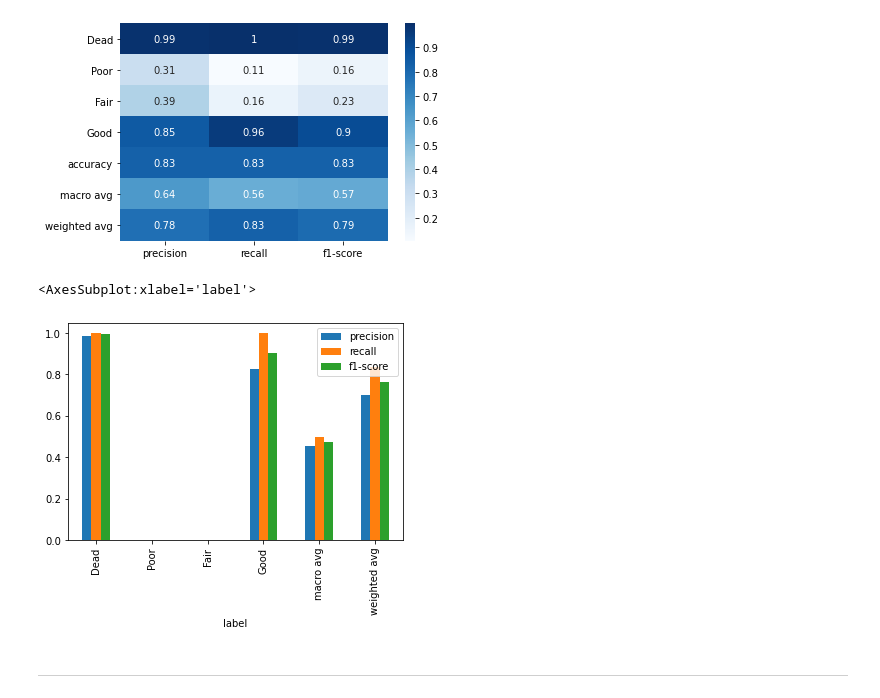
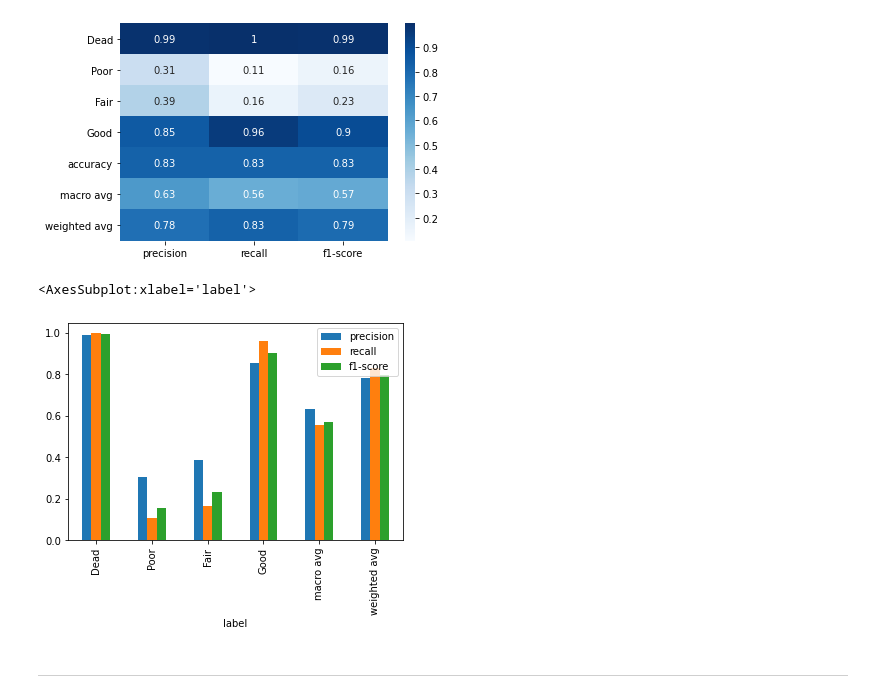
Before and after one commit to eugenekim3107/nyc-tree-health-predictor, a Jupyter notebook: model/nyc_models.ipynb, the cells around one changed output. Saved outputs shown, nothing was run; the diff lists cells and outputs as text; code cells hidden in the pictures.

```diff
--- a/model/nyc_models.ipynb
+++ b/model/nyc_models.ipynb
@@ -118,6 +119,7 @@ weighted avg       0.81      0.85      0.80     68162
 import seaborn as sns
 clf_report = classification_report(train_label, knn_predictions,
                                    target_names=target_names,
+                                   zero_division=0,
                                    output_dict=True)
 sns.heatmap(pd.DataFrame(clf_report).iloc[:-1, :].T, annot=True, cmap="Blues")
 # %% [output]
@@ -126,7 +128,7 @@ sns.heatmap(pd.DataFrame(clf_report).iloc[:-1, :].T, annot=True, cmap="Blues")
 # %%
 #create bar graph of results
 report_data = []
-for label, metrics in classification_report(train_label, knn_predictions, target_names = target_names, output_dict = True).items():
+for label, metrics in clf_report.items():
     if label != 'accuracy':
         metrics['label'] = label
         report_data.append(metrics)
@@ -176,7 +178,7 @@ sns.heatmap(pd.DataFrame(clf_report).iloc[:-1, :].T, annot=True, cmap="Blues")
 # %%
 #create bar graph of results
 report_data = []
-for label, metrics in classification_report(train_label, svm_predictions, target_names = target_names, output_dict = True).items():
+for label, metrics in clf_report.items():
     if label != 'accuracy':
         metrics['label'] = label
         report_data.append(metrics)
@@ -227,6 +229,7 @@ weighted avg       0.78      0.83      0.79     68162
 import seaborn as sns
 clf_report = classification_report(originalclass, predictedclass,
                                    target_names=target_names,
+                                   zero_division=0,
                                    output_dict=True)
 sns.heatmap(pd.DataFrame(clf_report).iloc[:-1, :].T, annot=True, cmap="Blues")
 # %% [output]
@@ -235,15 +238,15 @@ sns.heatmap(pd.DataFrame(clf_report).iloc[:-1, :].T, annot=True, cmap="Blues")
 # %%
 #create bar graph of results
 report_data = []
-for label, metrics in classification_report(train_label, svm_predictions, target_names = target_names, output_dict = True).items():
+for label, metrics in clf_report.items():
     if label != 'accuracy':
         metrics['label'] = label
         report_data.append(metrics)
 report_df = pd.DataFrame(report_data, columns=['label', 'precision', 'recall', 'f1-score', 'support'])
 report_df.plot(y=['precision', 'recall', 'f1-score'], x='label', kind='bar')
 # %% [output]
 <AxesSubplot:xlabel='label'>
-[figure, old version]
+[figure, new version]
 # %% [markdown]
 ---
 # %% [markdown]
```
Also changed, not shown: parts of 7 cells of this notebook.
